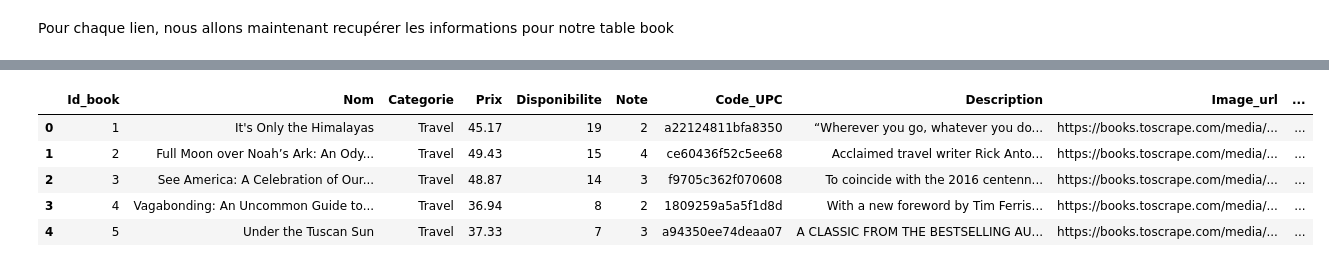
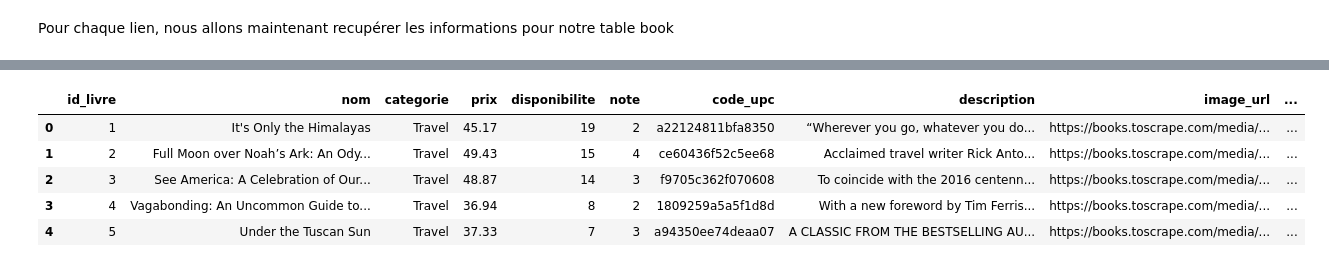
Before and after one commit to bigbong-K/projet_gestion_bibliotheque, a Jupyter notebook: scrapping/main.ipynb, the cells around one changed output, grey strips where cells are left out. Drawn from its saved outputs; the diff is of its cells as text; code cells hidden in the pictures.

Commit message:
style<scrapping>: ré-écriture des colonnes dans les dataframes

```diff
--- a/scrapping/main.ipynb
+++ b/scrapping/main.ipynb
@@ -157,8 +157,8 @@ def get_infos_one_book(url:str=links_book[21]):
         # recupération du code UPC
         upc = data_html.find("table", attrs={"class":"table table-striped"}).find("td").get_text()
 
-        data = {"Nom": titre, "Categorie":categorie, "Prix":prix, "Disponibilite":nb_livre_disponible,
-                "Note":STR_TO_NUMBER[note], "Code_UPC":upc, "Description":description, "Image_url":image_url, "Lien":url}
+        data = {"nom": titre, "categorie":categorie, "prix":prix, "disponibilite":nb_livre_disponible,
+                "note":STR_TO_NUMBER[note], "code_upc":upc, "description":description, "image_url":image_url, "lien":url}
 
     return data
 
@@ -183,12 +183,12 @@ df_book.head(2)
 | 1 | Full Moon over Noah’s Ark: An Ody... | Travel | 49.43 | 15 | 4 | ce60436f52c5ee68 | Acclaimed travel writer Rick Anto... | https://books.toscrape.com/media/... | https://books.toscrape.com/catalo... |
 # %%
 df_book = df_book.reset_index()
-df_book = df_book.rename(columns={"index":"Id_book"})
-df_book["Id_book"] = df_book["Id_book"] + 1
+df_book = df_book.rename(columns={"index":"id_livre"})
+df_book["id_livre"] = df_book["id_livre"] + 1
 
 df_book.head()
 # %% [output]
-|  | Id_book | Nom | Categorie | Prix | Disponibilite | Note | Code_UPC | Description | Image_url | ... |
+|  | id_livre | nom | categorie | prix | disponibilite | note | code_upc | description | image_url | ... |
 | 0 | 1 | It's Only the Himalayas | Travel | 45.17 | 19 | 2 | a22124811bfa8350 | “Wherever you go, whatever you do... | https://books.toscrape.com/media/... | ... |
 | 1 | 2 | Full Moon over Noah’s Ark: An Ody... | Travel | 49.43 | 15 | 4 | ce60436f52c5ee68 | Acclaimed travel writer Rick Anto... | https://books.toscrape.com/media/... | ... |
 | 2 | 3 | See America: A Celebration of Our... | Travel | 48.87 | 14 | 3 | f9705c362f070608 | To coincide with the 2016 centenn... | https://books.toscrape.com/media/... | ... |
```
Also changed, not shown: parts of 6 cells of this notebook.
